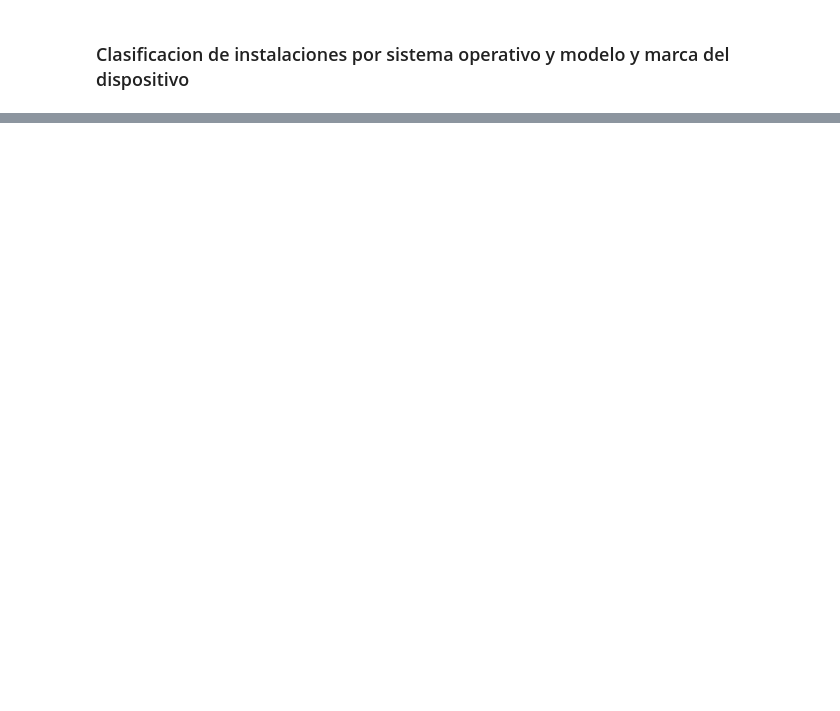
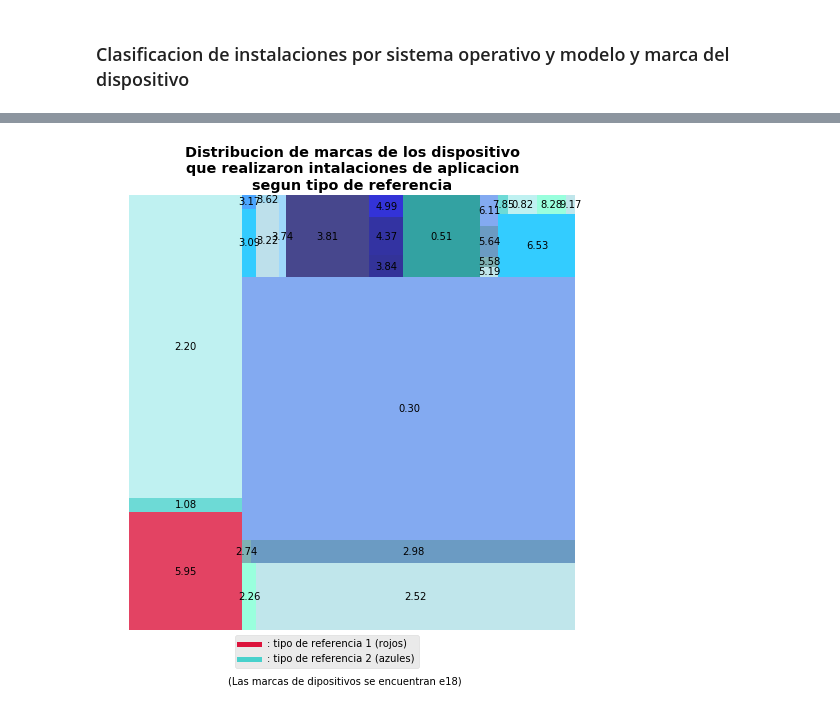
Before and after one commit to freedocx/7506Jampp, a Jupyter notebook: Ani/analisis-exploratorio-jammp.ipynb, the cells around one changed output, grey strips where cells are left out. Cells and saved outputs as stored; diff of their text form; code cells hidden in the pictures; blank space fills up the shorter version.

```diff
--- a/Ani/analisis-exploratorio-jammp.ipynb
+++ b/Ani/analisis-exploratorio-jammp.ipynb
@@ -579,2 +581,7 @@ plt.show()
 # %% [markdown]
 ### Clasificacion de instalaciones por sistema operativo y modelo y marca del dispositivo
+# %%
+# Creamos un nuevo data frame
+device_installs = installs[['ref_type', 'device_brand', 'device_model']]
+device_installs['device_brand']=device_installs['device_brand'].apply(lambda x: reducir_numero(x,5,18))
+device_installs['device_model']=device_installs['device_model'].apply(lambda x: reducir_numero(x,5,18))
@@ -580,0 +599,23 @@ plt.show()
+# %%
+devices_brand = device_installs.groupby(['ref_type','device_brand'])
+# %%
+# Grafico
+
+fig, axes = plt.subplots(figsize=(8, 8))
+
+labels = [ (str(e)[1:5]) for e in brand_names]
+colors =['#DC143C','#48D1CC','#AFEEEE','#7FFFD4','#B0E0E6','#5F9EA0','#4682B4','#6495ED','#00BFFF',\
+         '#1E90FF','#ADD8E6','#87CEEB','#87CEFA','#191970','#000080','#00008B','#0000CD','#008B8B',\
+         '#B0E0E6','#5F9EA0','#4682B4','#6495ED','#00BFFF','#48D1CC','#AFEEEE','#7FFFD4','#B0E0E6','#5F9EA0']
+
+squarify.plot(sizes = devices_brand.size(), label=labels, alpha=.8, color=colors)
+plt.title('Distribucion de marcas de los dispositivo\nque realizaron intalaciones de aplicacion\nsegun tipo de referencia', fontweight='bold')
+plt.axis('off')
+
+legend_elements = [matplotlib.lines.Line2D([0], [0], color='#DC143C', lw=5),
+                   matplotlib.lines.Line2D([0], [0], color='#48D1CC', lw=5)]
+plt.legend(legend_elements, [': tipo de referencia 1 (rojos)', ': tipo de referencia 2 (azules)'], bbox_to_anchor=(0.66, 0))
+fig.text(0.5, 0.03, '(Las marcas de dipositivos se encuentran e18)', ha='center')
+plt.show()
+# %% [output]
+[figure, added]
```
Also changed, not shown: parts of 10 cells of this notebook.
